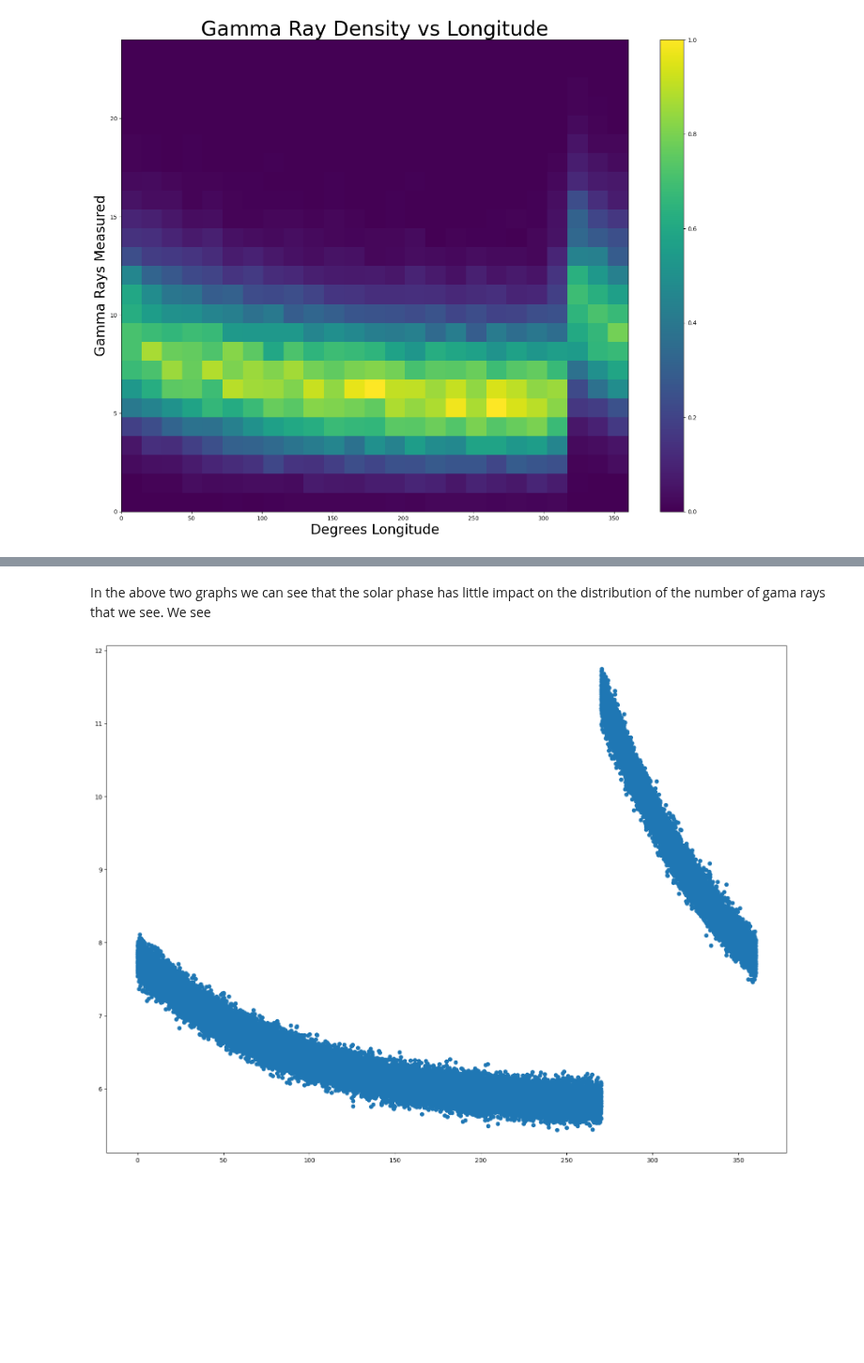
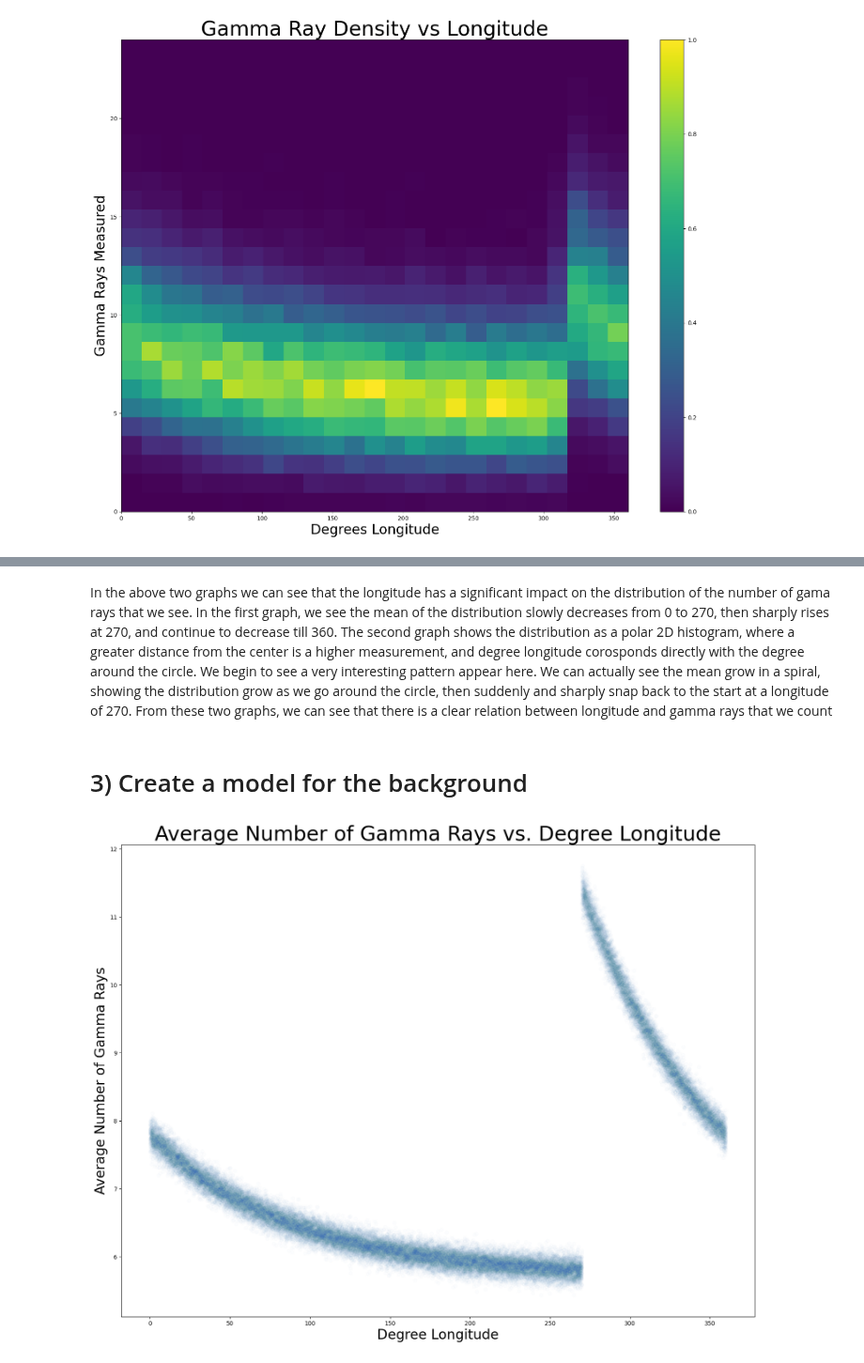
Before and after one commit to WyattOtsuka/PHYS434, a Jupyter notebook: lab4.ipynb, the cells around one changed output, grey strips where cells are left out. Shown at 94% size. Drawn from its saved outputs; the diff is of its cells as text; code cells hidden in the pictures; blank space fills up the shorter version.

```diff
--- a/lab4.ipynb
+++ b/lab4.ipynb
@@ -45,8 +45,10 @@ plt.show()
 # %% [output]
 [figure]
 # %%
-counts = [0]*3600
-for i in range(len(df["count"][::54])):
-    counts[math.floor(df["longitude"][i*54]*10)] += int(df["count"][i*54])
+counts = [0]*360
+for i in range(len(df["count"][::15])):
+    counts[math.floor(df["longitude"][i*15])] += int(df["count"][i*15])
+for i in range(len(counts)):
+    counts[i] /= len(df["count"])/360
 # %%
 fig, ax = plt.subplots(subplot_kw=dict(projection='polar'))
@@ -59,14 +62,19 @@ plt.show()
 # %% [markdown]
-In the above two graphs we can see that the solar phase has little impact on the distribution of the number of gama rays that we see. We see
+In the above two graphs we can see that the longitude has a significant impact on the distribution of the number of gama rays that we see. In the first graph, we see the mean of the distribution slowly decreases from 0 to 270, then sharply rises at 270, and continue to decrease till 360. The second graph shows the distribution as a polar 2D histogram, where a greater distance from the center is a higher measurement, and degree longitude corosponds directly with the degree around the circle. We begin to see a very interesting pattern appear here. We can actually see the mean grow in a spiral, showing the distribution grow as we go around the circle, then suddenly and sharply snap back to the start at a longitude of 270. From these two graphs, we can see that there is a clear relation between longitude and gamma rays that we count
+# %% [markdown]
+# 3) Create a model for the background
 # %%
 means = [0]*54000
 for i in range(54000):
     means[i] = df["count"][i::54000].mean()
 # %%
-plt.scatter(x = np.linspace(0,360,54000),y = means)
+plt.scatter(x = np.linspace(0,360,54000),y = means, alpha = 0.01)
+plt.xlabel("Degree Longitude", fontsize = 24)
+plt.ylabel("Average Number of Gamma Rays", fontsize = 24)
+plt.title("Average Number of Gamma Rays vs. Degree Longitude", fontsize = 36)
 plt.show()
 # %% [output]
-[figure, old version]
+[figure, new version]
 # %%
 rearanged_means = means[40500:] + means[:40500]
 # %%
```
Also changed, not shown: parts of 6 cells of this notebook.
